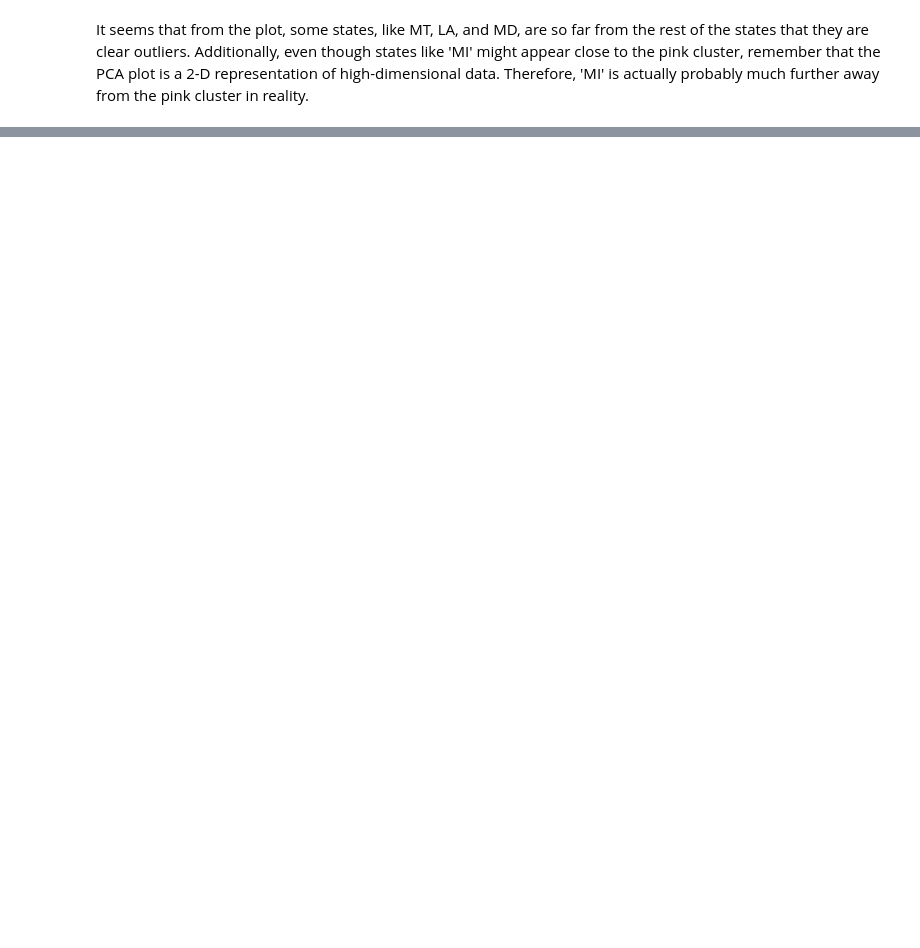
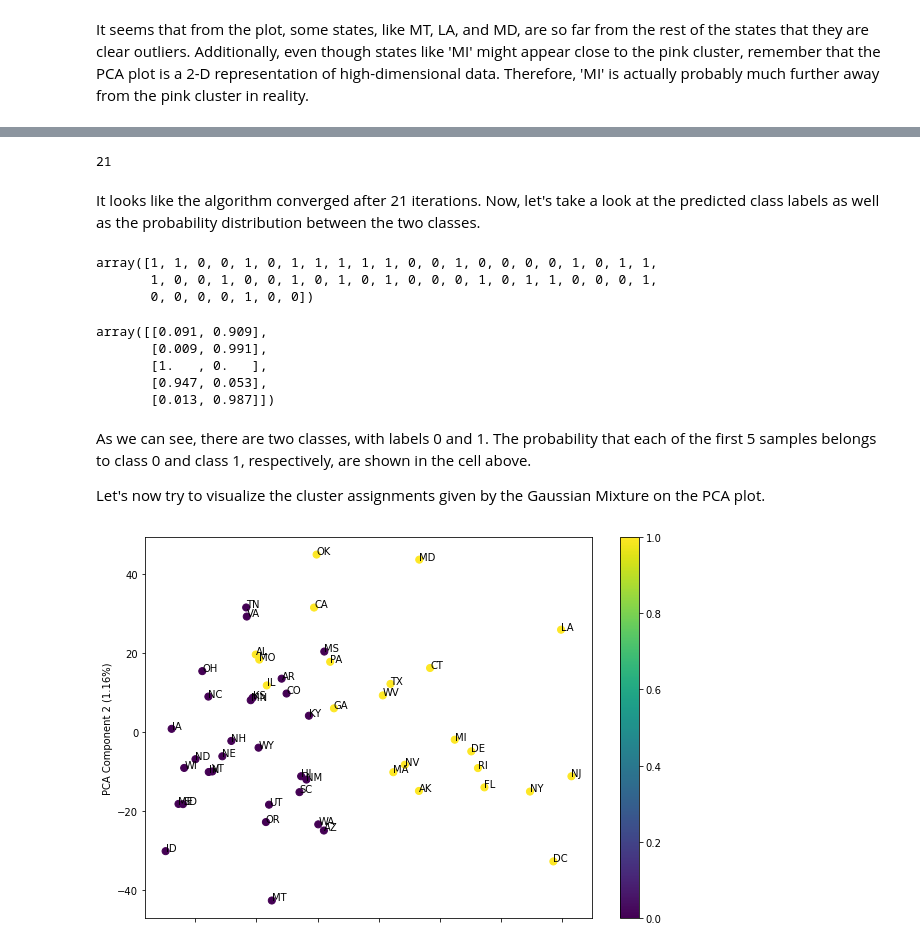
Before and after one commit to ahaldankar-vt/ahaldankar-vt.github.io, a Jupyter notebook: SampleBlog/posts/anomaly_detection/index.ipynb, the cells around one changed output, grey strips where cells are left out. Drawn from its saved outputs; the diff is of its cells as text; code cells hidden in the pictures; blank space fills up the shorter version.

```diff
--- a/SampleBlog/posts/anomaly_detection/index.ipynb
+++ b/SampleBlog/posts/anomaly_detection/index.ipynb
@@ -133,0 +142,4 @@ It seems that from the plot, some states, like MT, LA, and MD, are so far from t
+# %%
+from sklearn.mixture import GaussianMixture
+gm = GaussianMixture(n_components=2, n_init=10, random_state=42)
+gm.fit(crashes_without_abbrev)
@@ -133,0 +165,33 @@ It seems that from the plot, some states, like MT, LA, and MD, are so far from t
+# %%
+gm.n_iter_
+# %% [output]
+21
+# %% [markdown]
+It looks like the algorithm converged after 21 iterations. Now, let's take a look at the predicted class labels as well as the probability distribution between the two classes.
+# %%
+gm_labels = gm.predict(crashes_without_abbrev)
+gm_labels
+# %% [output]
+array([1, 1, 0, 0, 1, 0, 1, 1, 1, 1, 1, 0, 0, 1, 0, 0, 0, 0, 1, 0, 1, 1,
+       1, 0, 0, 1, 0, 0, 1, 0, 1, 0, 1, 0, 0, 0, 1, 0, 1, 1, 0, 0, 0, 1,
+       0, 0, 0, 0, 1, 0, 0])
+# %%
+gm.predict_proba(crashes_without_abbrev).round(3)[:5]
+# %% [output]
+array([[0.091, 0.909],
+       [0.009, 0.991],
+       [1.   , 0.   ],
+       [0.947, 0.053],
+       [0.013, 0.987]])
+# %% [markdown]
+As we can see, there are two classes, with labels 0 and 1. The probability that each of the first 5 samples belongs to class 0 and class 1, respectively, are shown in the cell above.
+
+Let's now try to visualize the cluster assignments given by the Gaussian Mixture on the PCA plot.
+# %%
+ax = crashes2D.plot.scatter(x=0, y=1, figsize=(10,7), c=gm_labels, cmap='viridis', s=50)
+for ind,row in crashes2D.iterrows():
+    ax.text(row[0], row[1], ind)
+ax.set_xlabel('PCA Component 1 (98.67%)');
+ax.set_ylabel('PCA Component 2 (1.16%)');
+# %% [output]
+[figure, added]
```
Also changed, not shown: parts of 17 cells of this notebook.
